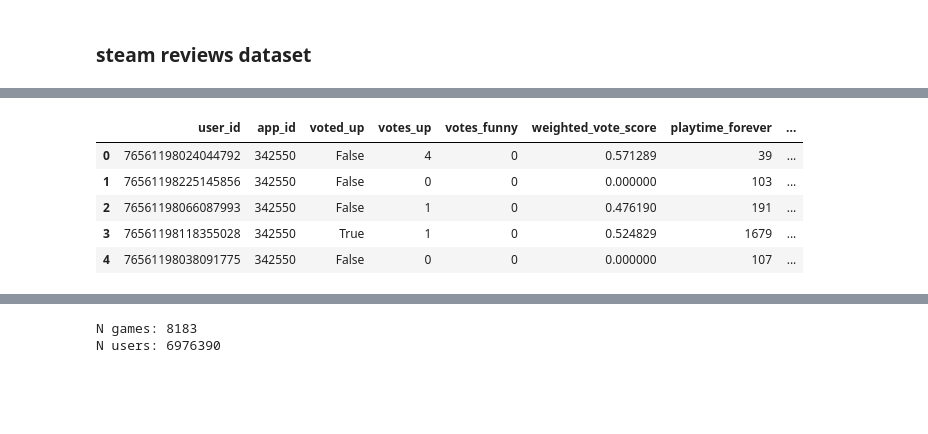
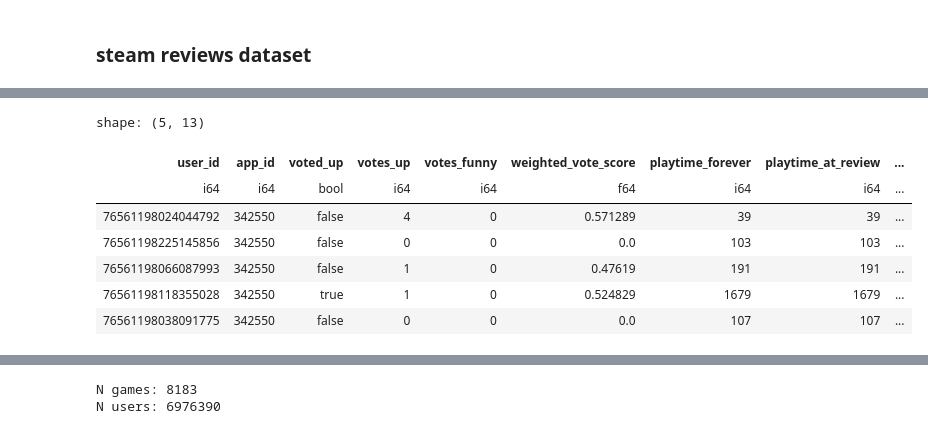
Before and after one commit to rproskuryakov/recsys-playground, a Jupyter notebook: notebooks/eda.ipynb, the cells around one changed output, grey strips where cells are left out. Cells and saved outputs as stored; diff of their text form; code cells hidden in the pictures; blank space fills up the shorter version.

```diff
--- a/notebooks/eda.ipynb
+++ b/notebooks/eda.ipynb
@@ -15,8 +36,9 @@ from scipy.sparse import csr_matrix
 chunk_paths = [path for path in pathlib.Path("../data/raw/steam-reviews-dataset/").glob("*.csv")]
 dfs = []
 for i in chunk_paths:
-    dfs.append(pd.read_csv(i))
-df = pd.concat(dfs).rename(columns={"appid": "app_id", "steamid": "user_id"})
+    dfs.append(pl.read_csv(i))
+# df = pd.concat(dfs).rename(columns={"appid": "app_id", "steamid": "user_id"})
+df = pl.concat(dfs).rename(mapping={"appid": "app_id", "steamid": "user_id"})
 # df = pd.read_csv("../data/raw/steam-reviews-dataset/reviews-1-115.csv")
 df.head()
 # %% [output]
@@ -25,9 +47,11 @@ Wall time: 1min 22s
+shape: (5, 13)
-|  | user_id | app_id | voted_up | votes_up | votes_funny | weighted_vote_score | playtime_forever | ... |
-| 0 | 76561198024044792 | 342550 | False | 4 | 0 | 0.571289 | 39 | ... |
-| 1 | 76561198225145856 | 342550 | False | 0 | 0 | 0.000000 | 103 | ... |
-| 2 | 76561198066087993 | 342550 | False | 1 | 0 | 0.476190 | 191 | ... |
-| 3 | 76561198118355028 | 342550 | True | 1 | 0 | 0.524829 | 1679 | ... |
-| 4 | 76561198038091775 | 342550 | False | 0 | 0 | 0.000000 | 107 | ... |
+| user_id | app_id | voted_up | votes_up | votes_funny | weighted_vote_score | playtime_forever | playtime_at_review | ... |
+| i64 | i64 | bool | i64 | i64 | f64 | i64 | i64 | ... |
+| 76561198024044792 | 342550 | false | 4 | 0 | 0.571289 | 39 | 39 | ... |
+| 76561198225145856 | 342550 | false | 0 | 0 | 0.0 | 103 | 103 | ... |
+| 76561198066087993 | 342550 | false | 1 | 0 | 0.47619 | 191 | 191 | ... |
+| 76561198118355028 | 342550 | true | 1 | 0 | 0.524829 | 1679 | 1679 | ... |
+| 76561198038091775 | 342550 | false | 0 | 0 | 0.0 | 107 | 107 | ... |
 # %%
 df.describe()
 # %% [output]
```
Also changed, not shown: parts of 3 cells of this notebook, 1 other file.
